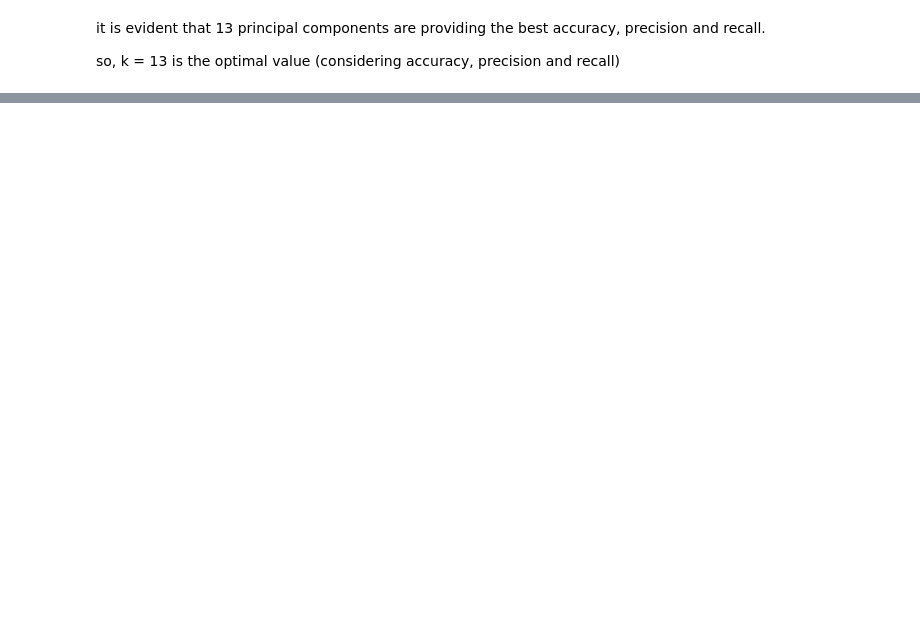
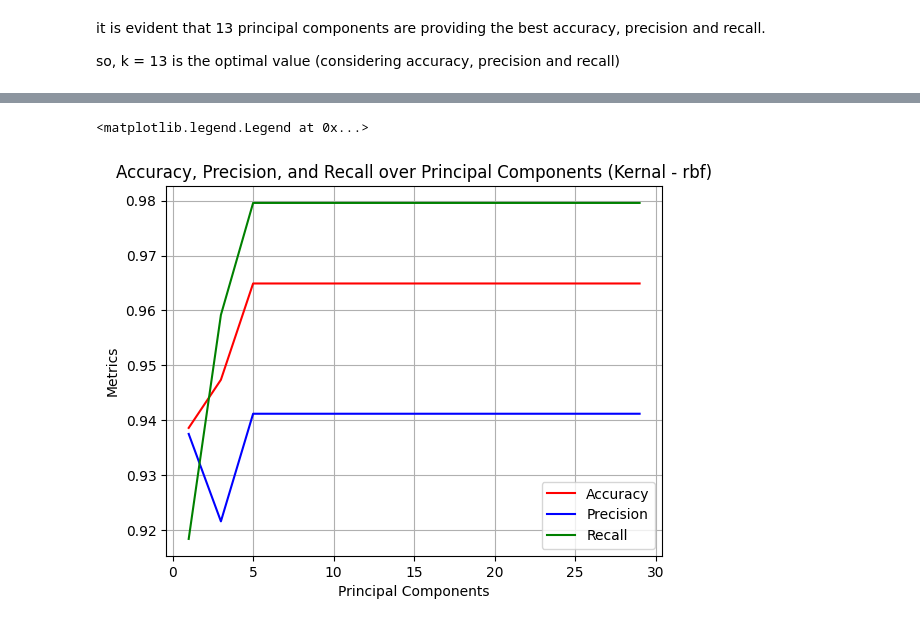
Before and after one commit to Dhanush-adk/machine_learning, a Jupyter notebook: assignment_4/Assignment_4.ipynb, the cells around one changed output, grey strips where cells are left out. Cells and saved outputs as stored; diff of their text form; code cells hidden in the pictures; blank space fills up the shorter version.

```diff
--- a/assignment_4/Assignment_4.ipynb
+++ b/assignment_4/Assignment_4.ipynb
@@ -119,3 +119,33 @@ it is evident that 13 principal components are providing the best accuracy, prec
 
 
 so,  k = 13 is the optimal value (considering accuracy, precision and recall)
+# %%
+accuracy = []
+precision = []
+recall = []
+f1Score = []
+for k in range(1,30,2):
+    pca = PCA(n_components = k)
+    principalComponents = pca.fit_transform(X)
+    X_train, X_test, y_train, y_test = train_test_split(principalComponents,
+                                                        y,
+                                                        train_size = 0.8,
+                                                        test_size = 0.20,
+                                                        random_state = 100)
+    # Linear Support vector classifier
+    classifier = SVC(kernel = 'rbf', C = 10)
+    classifier.fit(X_train, y_train)
+
+    y_pred = classifier.predict(X_test)
+
+    acc = accuracy_score(y_test, y_pred)
+    prec = precision_score(y_test, y_pred)
+    rec = recall_score(y_test, y_pred)
+    f1 = f1_score(y_test, y_pred)
+
+    accuracy.append(acc)
+    precision.append(prec)
+    recall.append(rec)
+    f1Score.append(f1)
+
+    print(f"for k = {k}, accuracy = {acc} , precision = {prec}, recall = {rec} and f1score = {f1}")
@@ -121,0 +168,13 @@ so,  k = 13 is the optimal value (considering accuracy, precision and recall)
+# %%
+plt.figure()
+plt.plot(k_list, accuracy, color = 'red', label = "Accuracy")
+plt.plot(k_list, precision, color = 'blue', label = "Precision")
+plt.plot(k_list, recall, color = 'green', label = "Recall")
+plt.grid()
+plt.xlabel('Principal Components')
+plt.ylabel('Metrics')
+plt.title('Accuracy, Precision, and Recall over Principal Components (Kernal - rbf)')
+plt.legend()
+# %% [output]
+<matplotlib.legend.Legend at 0x...>
+[figure, added]
```
Also changed, not shown: parts of 4 cells of this notebook.
